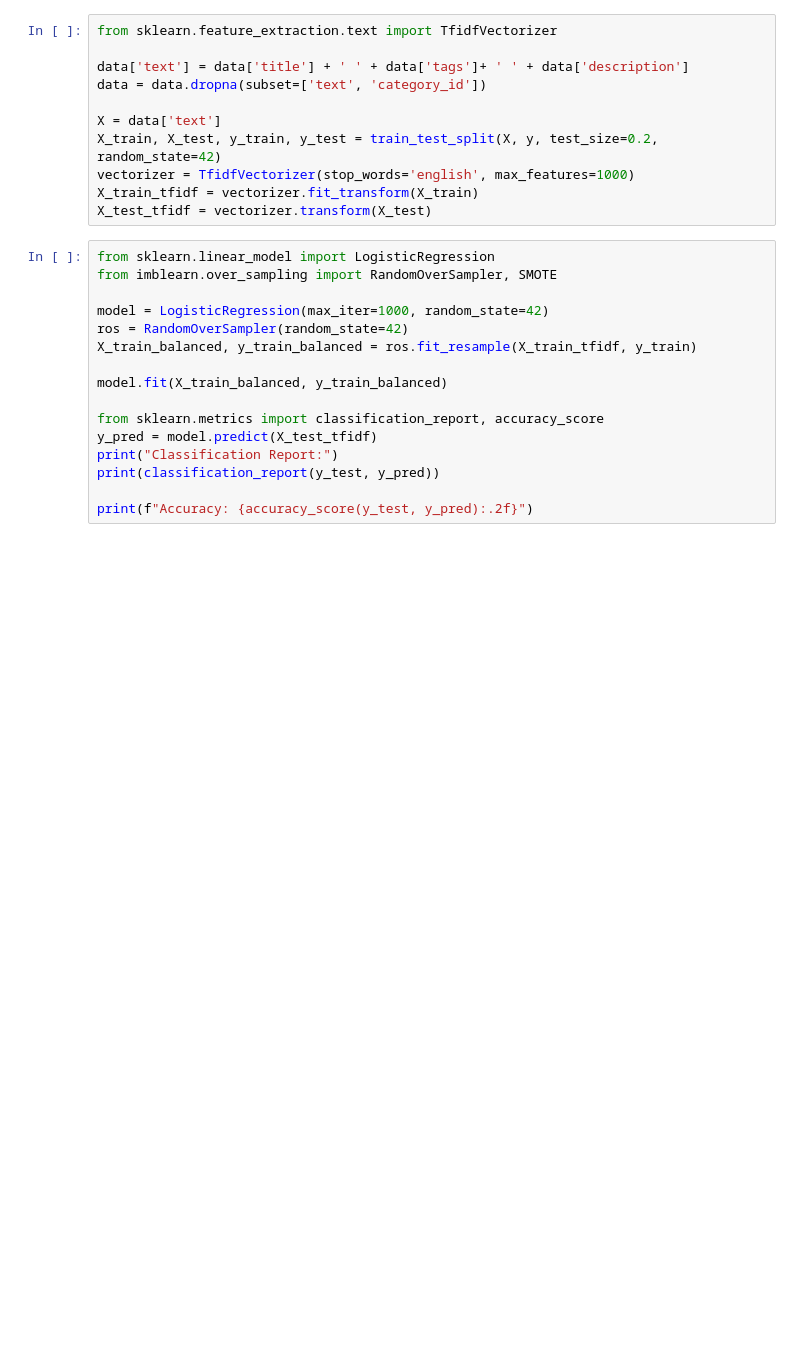
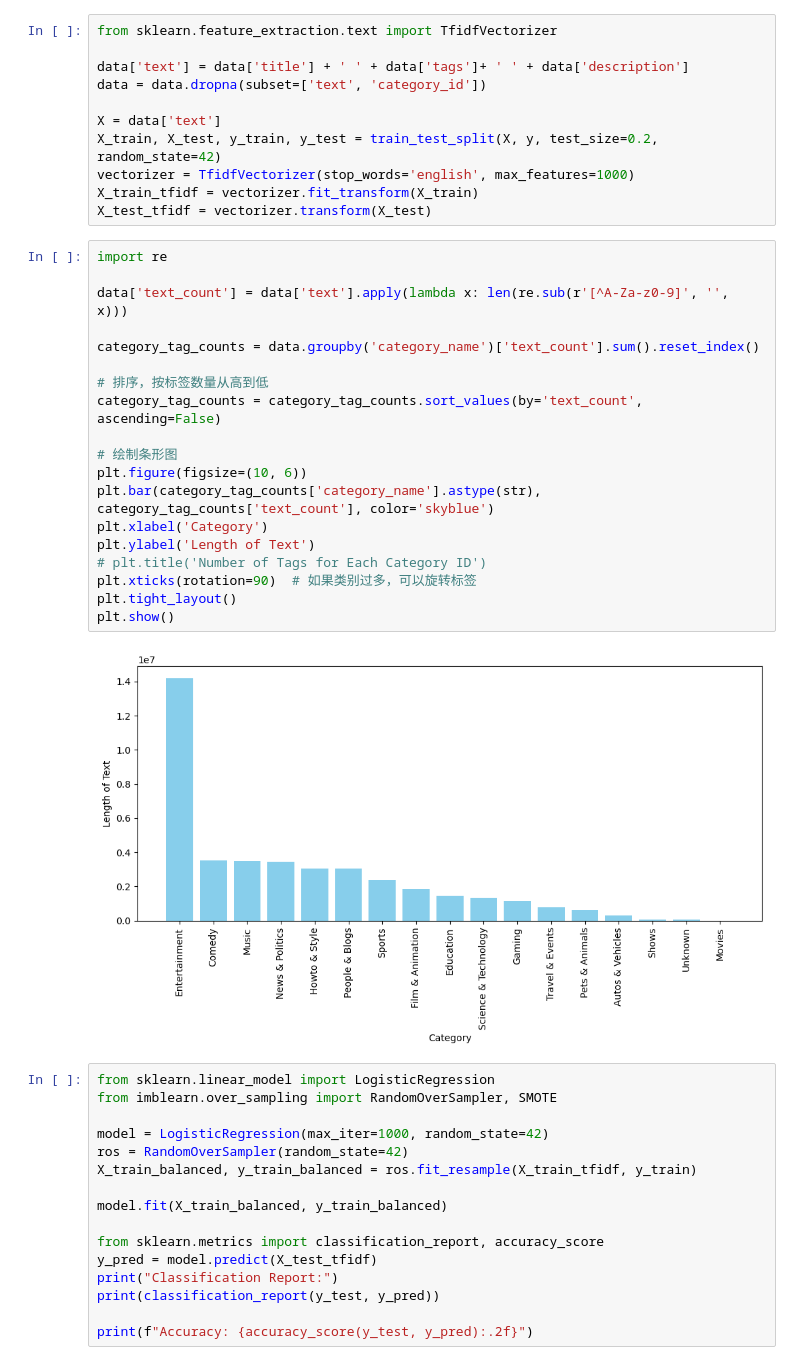
Before and after one commit to Dramalf/ucsd-cse258-final-project, a Jupyter notebook: jerryma/category-predict.ipynb, the cells around one changed output. Drawn from its saved outputs; the diff is of its cells as text; blank space fills up the shorter version.

Commit message:
feat:add plots

```diff
--- a/jerryma/category-predict.ipynb
+++ b/jerryma/category-predict.ipynb
@@ -194,6 +196,27 @@ X_train, X_test, y_train, y_test = train_test_split(X, y, test_size=0.2, random_
 vectorizer = TfidfVectorizer(stop_words='english', max_features=1000)
 X_train_tfidf = vectorizer.fit_transform(X_train)
 X_test_tfidf = vectorizer.transform(X_test)
+# %%
+import re
+
+data['text_count'] = data['text'].apply(lambda x: len(re.sub(r'[^A-Za-z0-9]', '', x)))
+
+category_tag_counts = data.groupby('category_name')['text_count'].sum().reset_index()
+
+# 排序，按标签数量从高到低
+category_tag_counts = category_tag_counts.sort_values(by='text_count', ascending=False)
+
+# 绘制条形图
+plt.figure(figsize=(10, 6))
+plt.bar(category_tag_counts['category_name'].astype(str), category_tag_counts['text_count'], color='skyblue')
+plt.xlabel('Category')
+plt.ylabel('Length of Text')
+# plt.title('Number of Tags for Each Category ID')
+plt.xticks(rotation=90)  # 如果类别过多，可以旋转标签
+plt.tight_layout()
+plt.show()
+# %% [output]
+[figure, added]
 # %%
 from sklearn.linear_model import LogisticRegression
 from imblearn.over_sampling import RandomOverSampler, SMOTE
```
Also changed, not shown: parts of 4 cells of this notebook.
